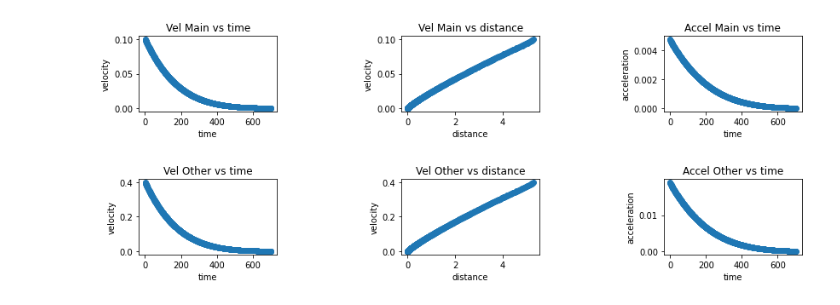
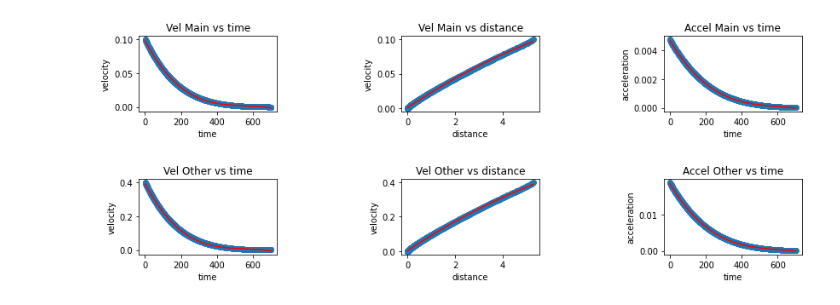
Before and after one commit to adimnaku/surfsimulation, a Jupyter notebook: DynamicReactive.ipynb, the cells around one changed output. Cells and saved outputs as stored; diff of their text form; code cells hidden in the pictures.

```diff
--- a/DynamicReactive.ipynb
+++ b/DynamicReactive.ipynb
@@ -97,38 +97,56 @@ while dt < 700:
             print('*** CRASHED ***')
         break
 
+trend_1 = np.polyfit(time, vel_main, 3)
+p1 = np.poly1d(trend_1)
 axis[0][0].scatter(time, vel_main)
 axis[0][0].set_title("Vel Main vs time")
 axis[0][0].set_xlabel("time")
 axis[0][0].set_ylabel("velocity")
+axis[0][0].plot(time, p1(time), color="red")
 
+trend_2 = np.polyfit(dist, vel_main, 2)
+p2 = np.poly1d(trend_2)
 axis[0][1].scatter(dist, vel_main)
 axis[0][1].set_title("Vel Main vs distance")
 axis[0][1].set_xlabel("distance")
 axis[0][1].set_ylabel("velocity")
+axis[0][1].plot(dist, p2(dist), color="red")
 
+trend_3 = np.polyfit(time, accel_lst_main, 3)
+p3 = np.poly1d(trend_3)
 axis[0][2].scatter(time, accel_lst_main)
 axis[0][2].set_title("Accel Main vs time")
 axis[0][2].set_xlabel("time")
 axis[0][2].set_ylabel("acceleration")
+axis[0][2].plot(time, p3(time), color="red")
 
+trend_4 = np.polyfit(time, vel_other, 3)
+p4 = np.poly1d(trend_4)
 axis[1][0].scatter(time, vel_other)
 axis[1][0].set_title("Vel Other vs time")
 axis[1][0].set_xlabel("time")
 axis[1][0].set_ylabel("velocity")
+axis[1][0].plot(time, p4(time), color="red")
 
+trend_5 = np.polyfit(dist, vel_other, 2)
+p5 = np.poly1d(trend_5)
 axis[1][1].scatter(dist, vel_other)
 axis[1][1].set_title("Vel Other vs distance")
 axis[1][1].set_xlabel("distance")
 axis[1][1].set_ylabel("velocity")
+axis[1][1].plot(dist, p5(dist), color="red")
 
+trend_6 = np.polyfit(time, accel_lst_other, 3)
+p6 = np.poly1d(trend_6)
 axis[1][2].scatter(time, accel_lst_other)
 axis[1][2].set_title("Accel Other vs time")
 axis[1][2].set_xlabel("time")
 axis[1][2].set_ylabel("acceleration")
+axis[1][2].plot(time, p6(time), color="red")
 
 plt.savefig("Dynamic_Reactive_Graphs/Dist_16_Main_Vel_0.1_Other_Vel_0.4.png")
 
 plt.show()
 # %% [output]
-[figure, old version]
+[figure, new version]
```
Also changed, not shown: 1 other file.
